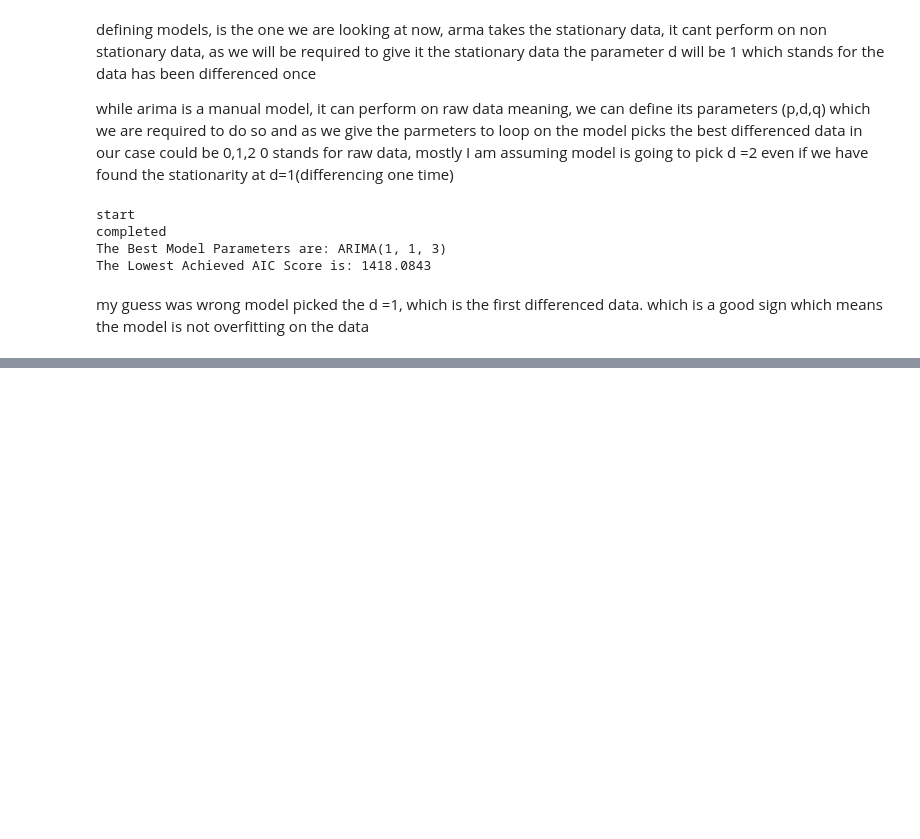
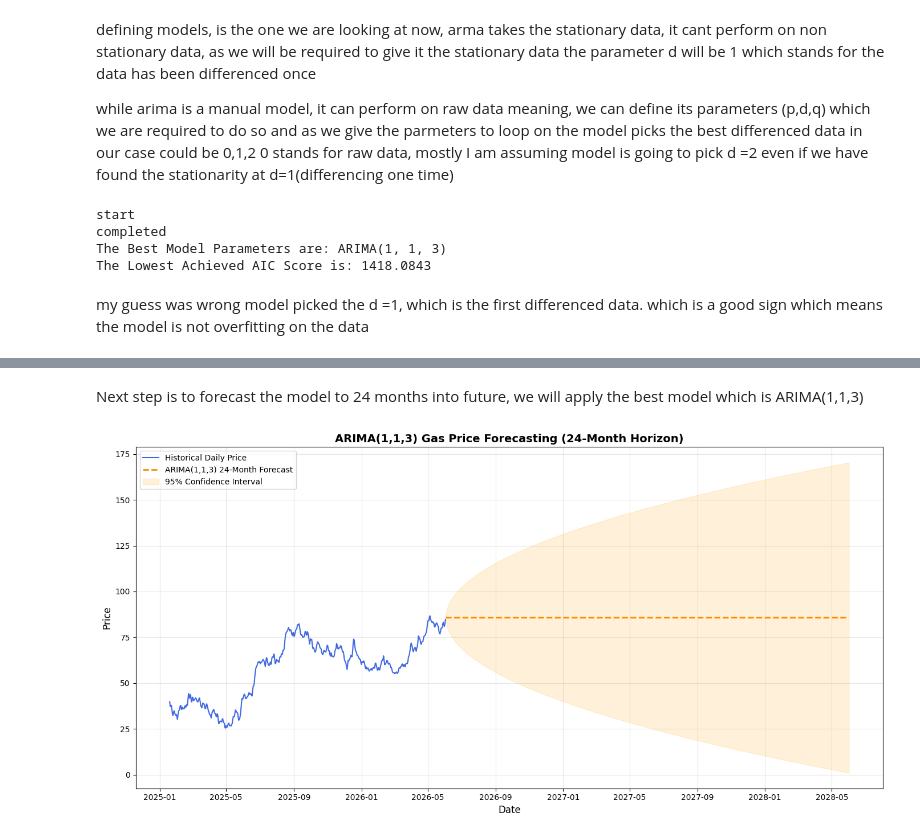
Before and after one commit to Revanth214214/gas_prices_forecasting, a Jupyter notebook: notebooks/01_eda_arma.ipynb, the cells around one changed output, grey strips where cells are left out. Cells and saved outputs as stored; diff of their text form; code cells hidden in the pictures; blank space fills up the shorter version.

Commit message:
finished arima(1,1,3) 24 month forecasting

```diff
--- a/notebooks/01_eda_arma.ipynb
+++ b/notebooks/01_eda_arma.ipynb
@@ -211,3 +211,46 @@ Covariance Type:                  opg
 Warnings:
 [1] Covariance matrix calculated using the outer product of gradients (complex-step).
 [figure]
+# %% [markdown]
+Next step is to forecast the model to 24 months into future, we will apply the best model which is ARIMA(1,1,3)
+# %%
+#forecast horizon = 24 months 365x2
+forecast_steps = 730
+
+forecast_object = best_model_results.get_forecast(steps=forecast_steps)
+forecast_mean = forecast_object.predicted_mean
+confidence_intervals = forecast_object.conf_int()
+
+#future daily date index after historical data ends
+last_date = df.index[-1]
+forecast_dates = pd.date_range(start=last_date + pd.Timedelta(days=1), periods=forecast_steps, freq='D')
+
+forecast_mean.index = forecast_dates
+confidence_intervals.index = forecast_dates
+
+#historical data alongside the forecast
+plt.figure(figsize=(14, 7))
+
+# Plot the full historical data to give proper scale to the 2-year horizon
+plt.plot(df.index, df['daily price'], label='Historical Daily Price', color='royalblue', linewidth=1.5)
+
+# Plot the center line of the 24-month forecast
+plt.plot(forecast_dates, forecast_mean, label='ARIMA(1,1,3) 24-Month Forecast', color='darkorange', linestyle='--', linewidth=2)
+
+# Fill the 95% confidence interval (uncertainty zone)
+plt.fill_between(forecast_dates,
+                 confidence_intervals.iloc[:, 0],
+                 confidence_intervals.iloc[:, 1],
+                 color='orange', alpha=0.15, label='95% Confidence Interval')
+
+# Chart formatting
+plt.title('ARIMA(1,1,3) Gas Price Forecasting (24-Month Horizon)', fontsize=14, fontweight='bold')
+plt.xlabel('Date', fontsize=12)
+plt.ylabel('Price', fontsize=12)
+plt.grid(True, alpha=0.3)
+plt.legend(loc='upper left')
+
+plt.tight_layout()
+plt.show()
+# %% [output]
+[figure, added]
```
Also changed, not shown: parts of 1 cell of this notebook.
